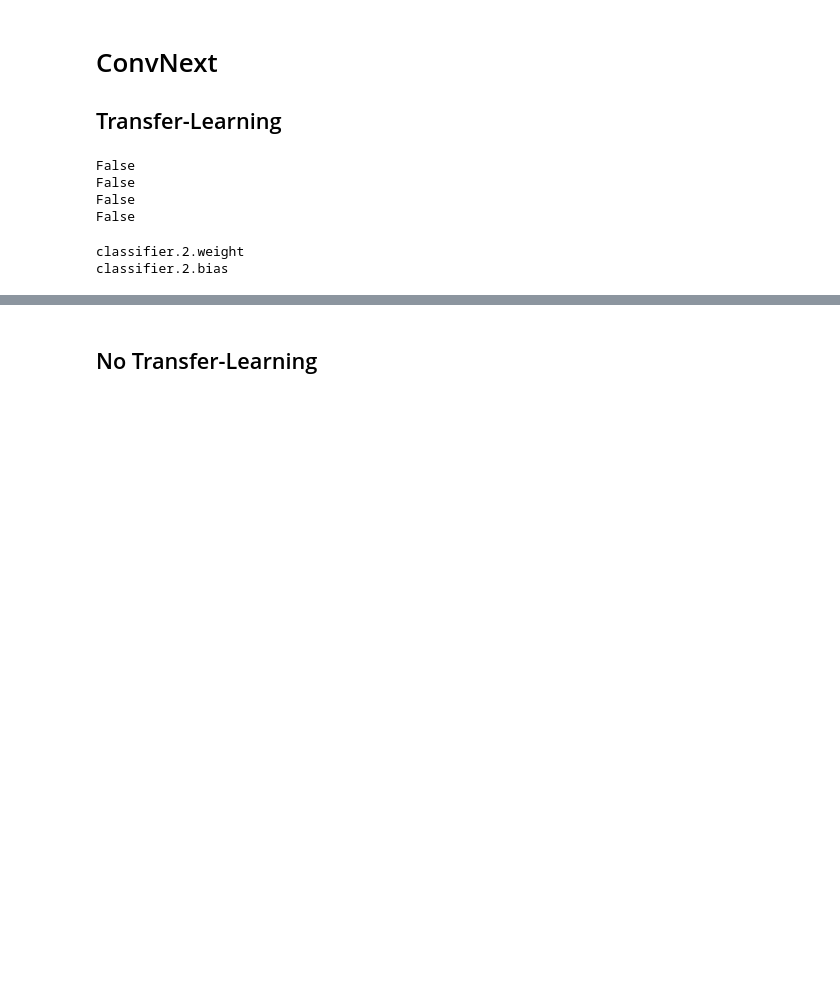
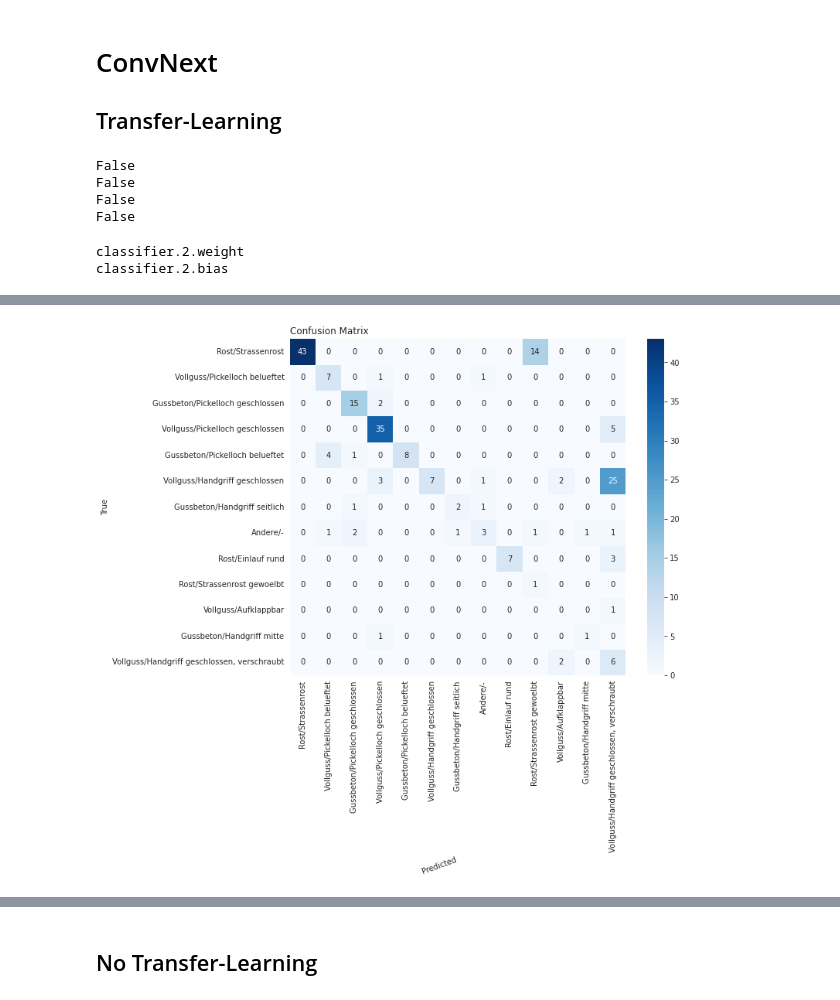
Before and after one commit to FiratSaritas/manhole-cover-classification, a Jupyter notebook: model/model_s.ipynb, the cells around one changed output, grey strips where cells are left out. Drawn from its saved outputs; the diff is of its cells as text; code cells hidden in the pictures; blank space fills up the shorter version.

```diff
--- a/model/model_s.ipynb
+++ b/model/model_s.ipynb
@@ -178,4 +203,6 @@ metrics
 # %%
-y_true, y_pred = convnext.predict(dataloader_test)
+res = convnext.predict(dataloader_test, return_images = False, return_prob = False)
 # %%
-EvaluationPlots.plot_confusion_matrix(y_true, y_pred, dataloader_test.dataset.label_dict_r)
+EvaluationPlots.plot_confusion_matrix(res[0], res[1], dataloader_test.dataset.label_dict_r)
+# %% [output]
+[figure, added]
```
Also changed, not shown: parts of 55 cells of this notebook, 2 other files.
